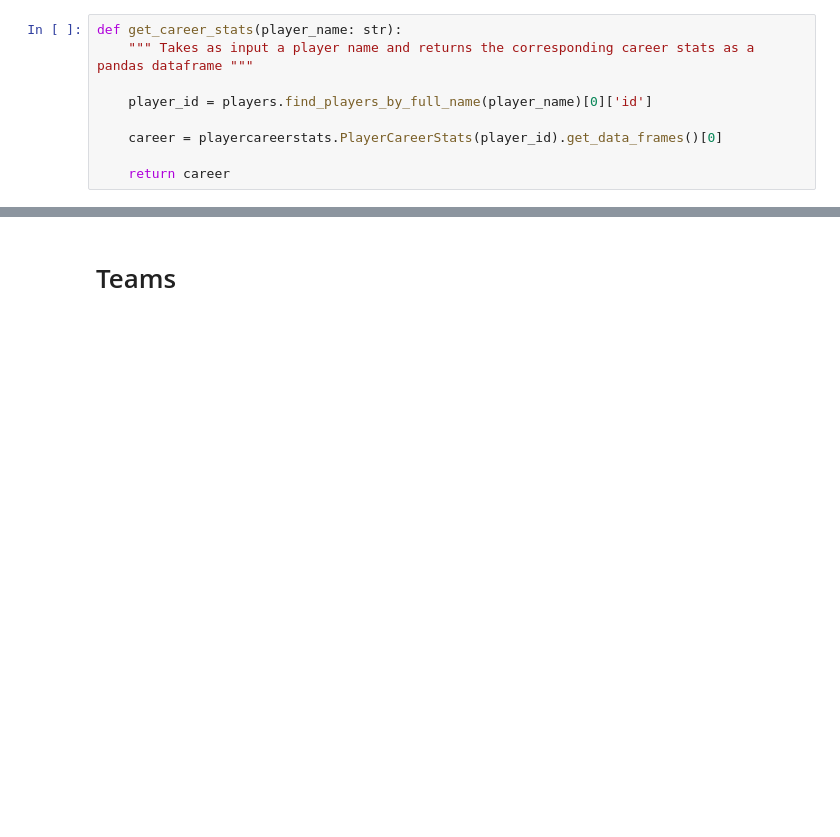
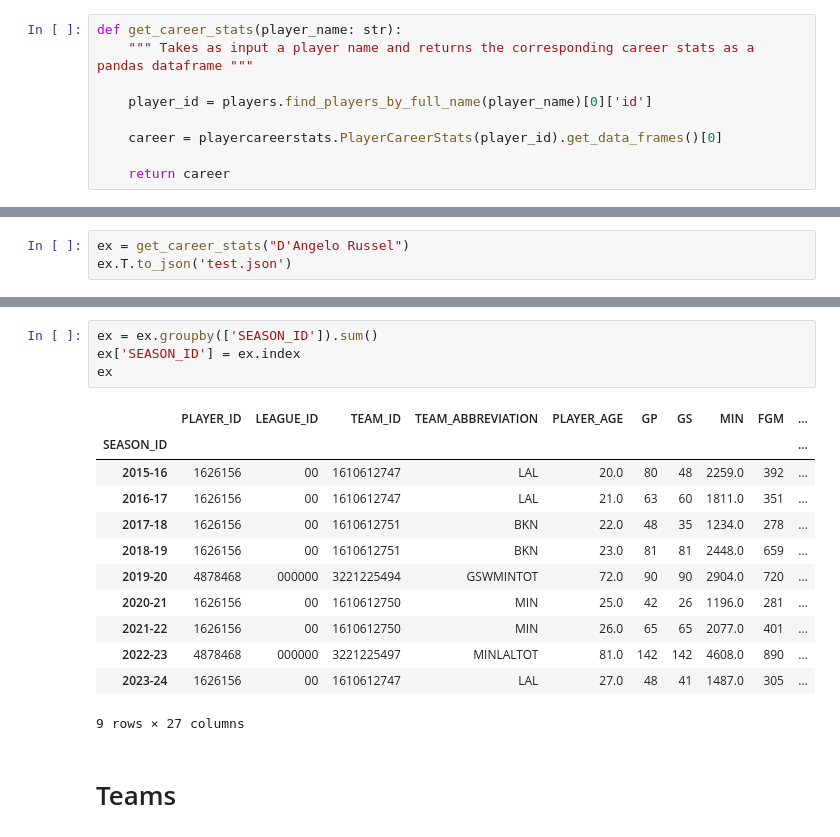
Before and after one commit to AvishaiRabin/NBAnalysis, a Jupyter notebook: Test NBA_API.ipynb, the cells around one changed output, grey strips where cells are left out. Drawn from its saved outputs; the diff is of its cells as text; blank space fills up the shorter version.

```diff
--- a/Test NBA_API.ipynb
+++ b/Test NBA_API.ipynb
@@ -28,0 +77,3 @@ def get_career_stats(player_name: str):
+# %%
+ex = get_career_stats("D'Angelo Russel")
+ex.T.to_json('test.json')
@@ -50,3 +125,20 @@ chart_career_rebounds("D'Angelo Russell")
+# %%
+ex = ex.groupby(['SEASON_ID']).sum()
+ex['SEASON_ID'] = ex.index
+ex
+# %% [output]
+|  | PLAYER_ID | LEAGUE_ID | TEAM_ID | TEAM_ABBREVIATION | PLAYER_AGE | GP | GS | MIN | FGM | ... |
+| SEASON_ID |  |  |  |  |  |  |  |  |  | ... |
+| 2015-16 | 1626156 | 00 | 1610612747 | LAL | 20.0 | 80 | 48 | 2259.0 | 392 | ... |
+| 2016-17 | 1626156 | 00 | 1610612747 | LAL | 21.0 | 63 | 60 | 1811.0 | 351 | ... |
+| 2017-18 | 1626156 | 00 | 1610612751 | BKN | 22.0 | 48 | 35 | 1234.0 | 278 | ... |
+| 2018-19 | 1626156 | 00 | 1610612751 | BKN | 23.0 | 81 | 81 | 2448.0 | 659 | ... |
+| 2019-20 | 4878468 | 000000 | 3221225494 | GSWMINTOT | 72.0 | 90 | 90 | 2904.0 | 720 | ... |
+| 2020-21 | 1626156 | 00 | 1610612750 | MIN | 25.0 | 42 | 26 | 1196.0 | 281 | ... |
+| 2021-22 | 1626156 | 00 | 1610612750 | MIN | 26.0 | 65 | 65 | 2077.0 | 401 | ... |
+| 2022-23 | 4878468 | 000000 | 3221225497 | MINLALTOT | 81.0 | 142 | 142 | 4608.0 | 890 | ... |
+| 2023-24 | 1626156 | 00 | 1610612747 | LAL | 27.0 | 48 | 41 | 1487.0 | 305 | ... |
+9 rows × 27 columns
 # %% [markdown]
 # Teams
 # %%
```
Also changed, not shown: parts of 10 cells of this notebook, 9 other files.
